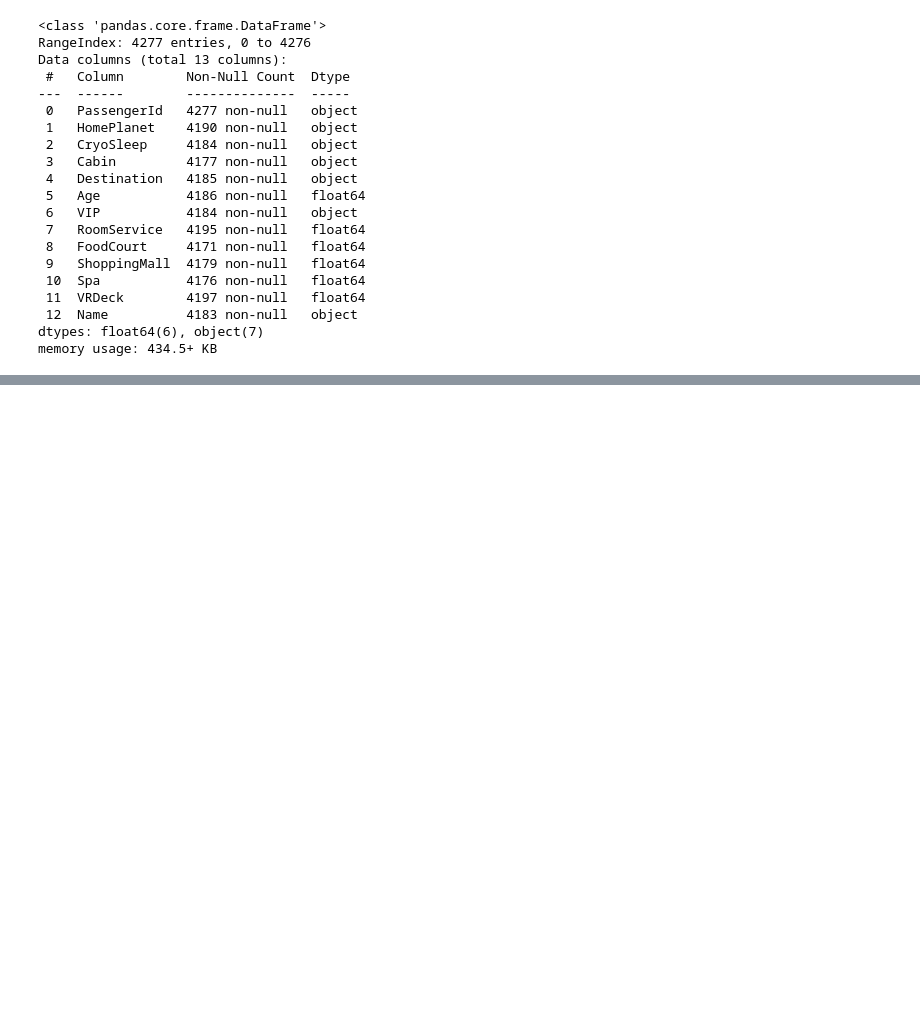
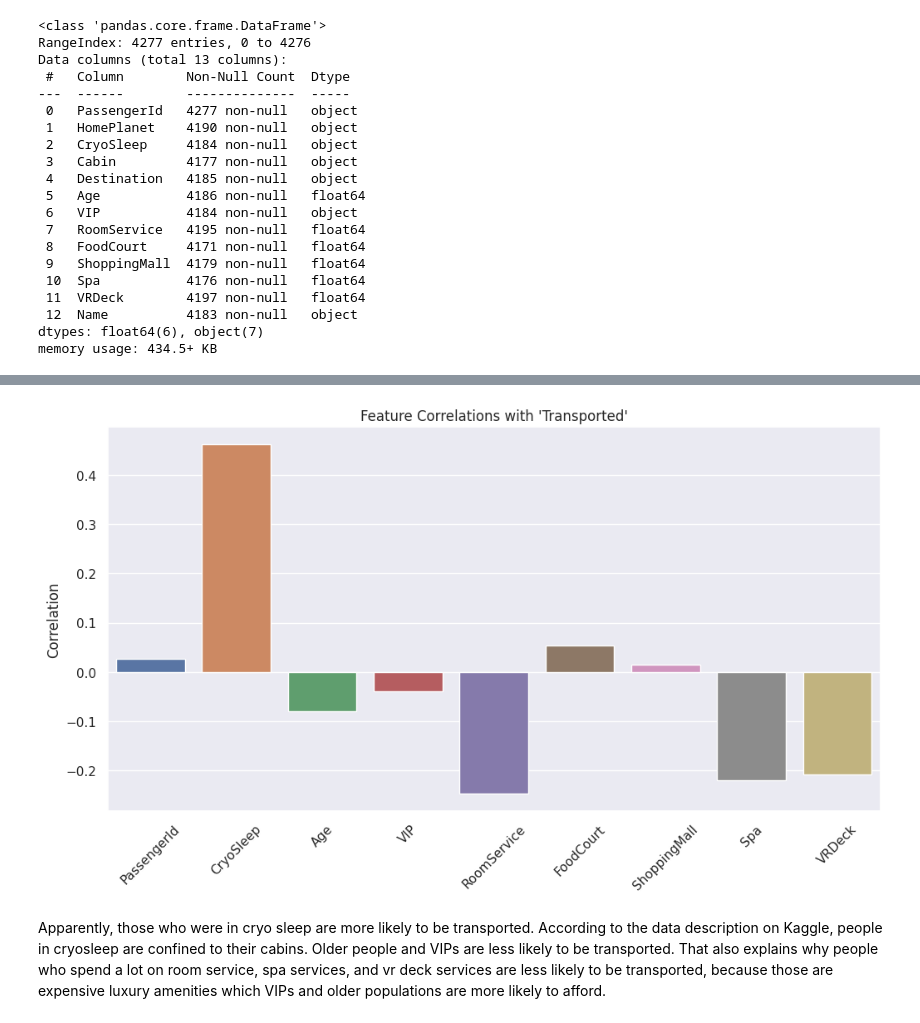
Before and after one commit to terrytosh/spaceship-titanic, a Jupyter notebook: main.ipynb, the cells around one changed output, grey strips where cells are left out. Drawn from its saved outputs; the diff is of its cells as text; code cells hidden in the pictures; blank space fills up the shorter version.

```diff
--- a/main.ipynb
+++ b/main.ipynb
@@ -112,0 +171,18 @@ memory usage: 434.5+ KB
+# %%
+# convert PassengerId to integers
+train_df['PassengerId'] = train_df['PassengerId'].apply(lambda x: int(x.replace('_','')))
+test_df['PassengerId'] = test_df['PassengerId'].apply(lambda x: int(x.replace('_','')))
+
+# convert CryoSleep to ones and zeros
+train_df['CryoSleep'] = train_df['CryoSleep'].astype(int)
+test_df['CryoSleep'] = test_df['CryoSleep'].astype(int)
+
+# convert VIP to ones and zeros
+train_df['VIP'] = train_df['VIP'].astype(int)
+test_df['VIP'] = test_df['VIP'].astype(int)
+
+print(f'train_df shape: {train_df.shape}')
+print(f'test_df shape: {test_df.shape}')
+
+print(f'train_df head:\n{train_df.head()}')
+print(f'test_df head:\n{test_df.head()}')
@@ -112,0 +240,17 @@ memory usage: 434.5+ KB
+# %%
+import seaborn as sns
+
+# Compute the correlation between each feature and 'Transported'
+correlations = train_df.corr()['Transported'].drop('Transported')
+
+# Create a bar plot of the correlations
+plt.figure(figsize=(12, 6))
+sns.barplot(x=correlations.index, y=correlations.values)
+plt.xticks(rotation=45)
+plt.title("Feature Correlations with 'Transported'")
+plt.ylabel("Correlation")
+plt.show()
+# %% [output]
+[figure, added]
+# %% [markdown]
+Apparently, those who were in cryo sleep are more likely to be transported.  According to the data description on Kaggle, people in cryosleep are confined to their cabins.  Older people and VIPs are less likely to be transported. That also explains why people who spend a lot on room service, spa services, and vr deck services are less likely to be transported, because those are expensive luxury amenities which VIPs and older populations are more likely to afford.
```
Also changed, not shown: parts of 12 cells of this notebook.
